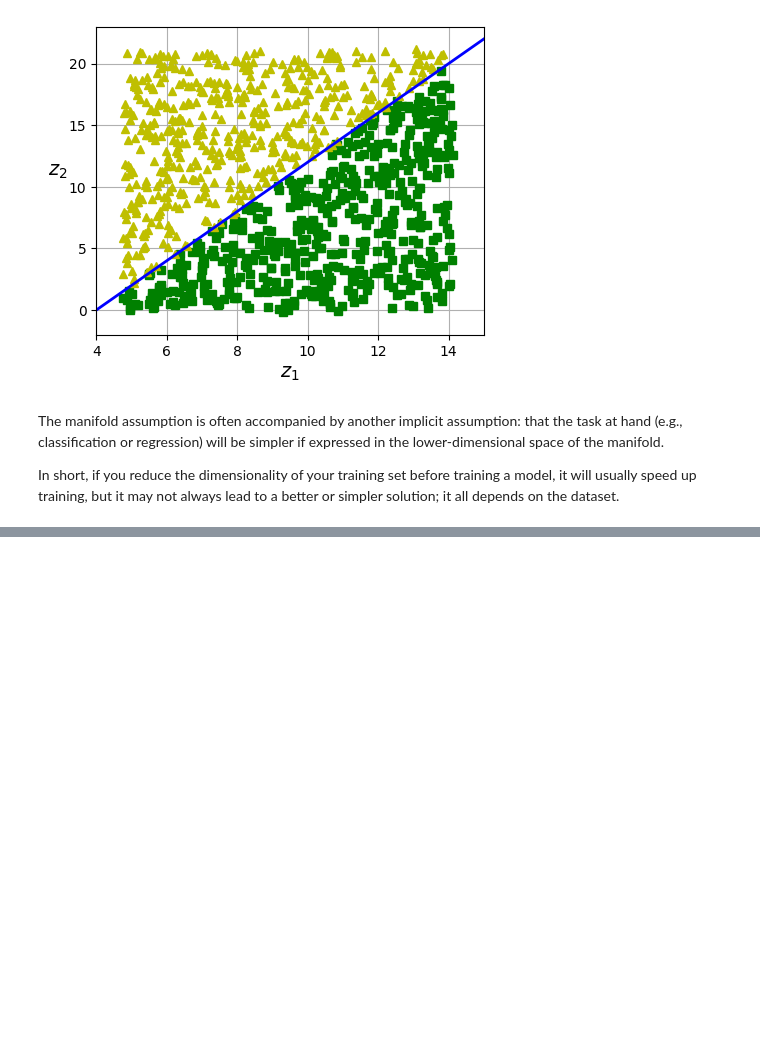
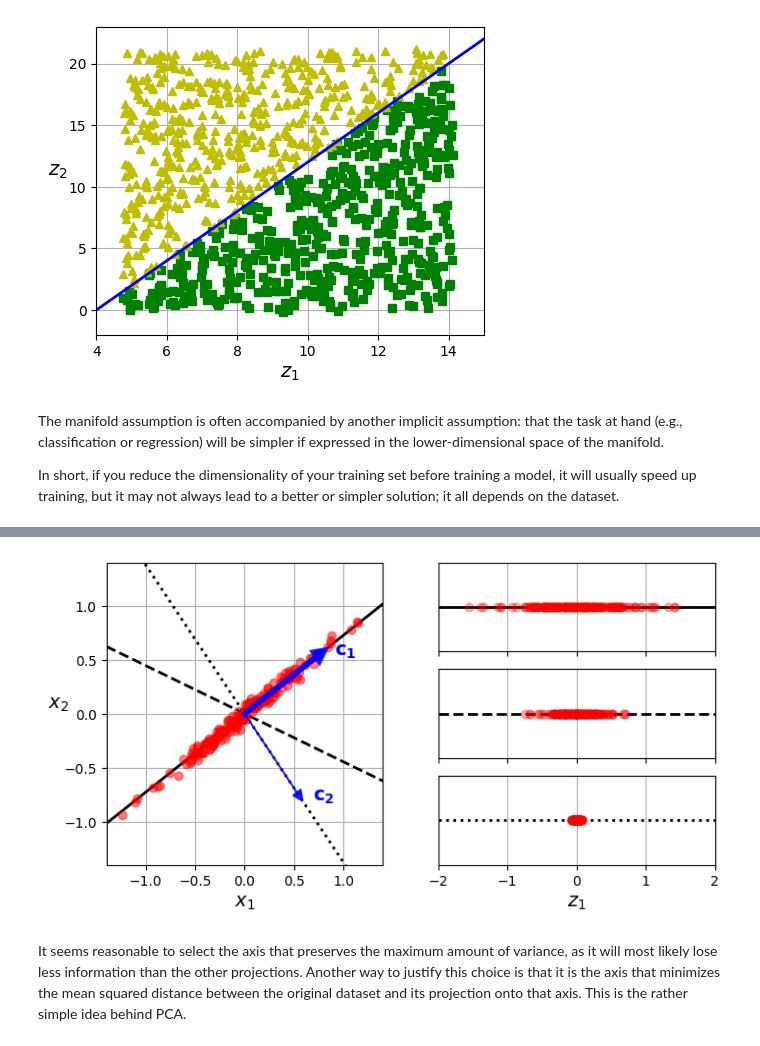
Before and after one commit to JMCoC/ml_engineer_roadmap, a Jupyter notebook: machinLearning/fundamentals/C8_DimensionReduction/dimensionReduction.ipynb, the cells around one changed output, grey strips where cells are left out. Drawn from its saved outputs; the diff is of its cells as text; code cells hidden in the pictures; blank space fills up the shorter version.

```diff
--- a/machinLearning/fundamentals/C8_DimensionReduction/dimensionReduction.ipynb
+++ b/machinLearning/fundamentals/C8_DimensionReduction/dimensionReduction.ipynb
@@ -246,0 +254,68 @@ model, it will usually speed up training, but it may not always lead to a better
+# %%
+angle = np.pi / 5
+stretch = 5
+m = 200
+
+np.random.seed(3)
+X_line = np.random.randn(m, 2) / 10
+X_line = X_line @ np.array([[stretch, 0], [0, 1]])  # stretch
+X_line = X_line @ [[np.cos(angle), np.sin(angle)],
+                   [np.sin(angle), np.cos(angle)]]  # rotate
+
+u1 = np.array([np.cos(angle), np.sin(angle)])
+u2 = np.array([np.cos(angle - 2 * np.pi / 6), np.sin(angle - 2 * np.pi / 6)])
+u3 = np.array([np.cos(angle - np.pi / 2), np.sin(angle - np.pi / 2)])
+
+X_proj1 = X_line @ u1.reshape(-1, 1)
+X_proj2 = X_line @ u2.reshape(-1, 1)
+X_proj3 = X_line @ u3.reshape(-1, 1)
+
+plt.figure(figsize=(8, 4))
+plt.subplot2grid((3, 2), (0, 0), rowspan=3)
+plt.plot([-1.4, 1.4], [-1.4 * u1[1] / u1[0], 1.4 * u1[1] / u1[0]], "k-",
+         linewidth=2)
+plt.plot([-1.4, 1.4], [-1.4 * u2[1] / u2[0], 1.4 * u2[1] / u2[0]], "k--",
+         linewidth=2)
+plt.plot([-1.4, 1.4], [-1.4 * u3[1] / u3[0], 1.4 * u3[1] / u3[0]], "k:",
+         linewidth=2)
+plt.plot(X_line[:, 0], X_line[:, 1], "ro", alpha=0.5)
+plt.arrow(0, 0, u1[0], u1[1], head_width=0.1, linewidth=4, alpha=0.9,
+          length_includes_head=True, head_length=0.1, fc="b", ec="b", zorder=10)
+plt.arrow(0, 0, u3[0], u3[1], head_width=0.1, linewidth=1, alpha=0.9,
+          length_includes_head=True, head_length=0.1, fc="b", ec="b", zorder=10)
+plt.text(u1[0] + 0.1, u1[1] - 0.05, r"$\mathbf{c_1}$", color="blue")
+plt.text(u3[0] + 0.1, u3[1], r"$\mathbf{c_2}$", color="blue")
+plt.xlabel("$x_1$")
+plt.ylabel("$x_2$", rotation=0)
+plt.axis([-1.4, 1.4, -1.4, 1.4])
+plt.grid()
+
+plt.subplot2grid((3, 2), (0, 1))
+plt.plot([-2, 2], [0, 0], "k-", linewidth=2)
+plt.plot(X_proj1[:, 0], np.zeros(m), "ro", alpha=0.3)
+plt.gca().get_yaxis().set_ticks([])
+plt.gca().get_xaxis().set_ticklabels([])
+plt.axis([-2, 2, -1, 1])
+plt.grid()
+
+plt.subplot2grid((3, 2), (1, 1))
+plt.plot([-2, 2], [0, 0], "k--", linewidth=2)
+plt.plot(X_proj2[:, 0], np.zeros(m), "ro", alpha=0.3)
+plt.gca().get_yaxis().set_ticks([])
+plt.gca().get_xaxis().set_ticklabels([])
+plt.axis([-2, 2, -1, 1])
+plt.grid()
+
+plt.subplot2grid((3, 2), (2, 1))
+plt.plot([-2, 2], [0, 0], "k:", linewidth=2)
+plt.plot(X_proj3[:, 0], np.zeros(m), "ro", alpha=0.3)
+plt.gca().get_yaxis().set_ticks([])
+plt.axis([-2, 2, -1, 1])
+plt.xlabel("$z_1$")
+plt.grid()
+
+plt.show()
+# %% [output]
+[figure, added]
+# %% [markdown]
+It seems reasonable to select the axis that preserves the maximum amount of variance, as it will most likely lose less information than the other projections. Another way to justify this choice is that it is the axis that minimizes the mean squared distance between the original dataset and its projection onto that axis. This is the rather simple idea behind PCA.
```
Also changed, not shown: parts of 5 cells of this notebook.
